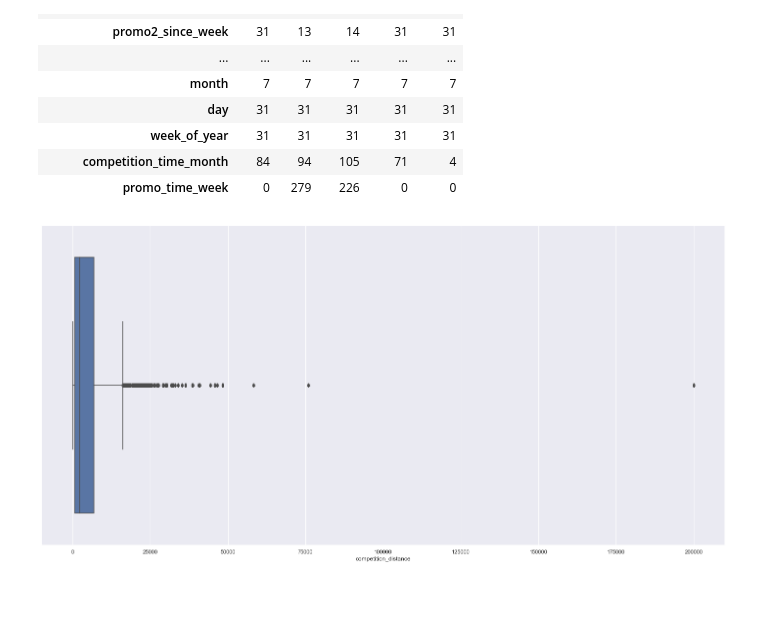
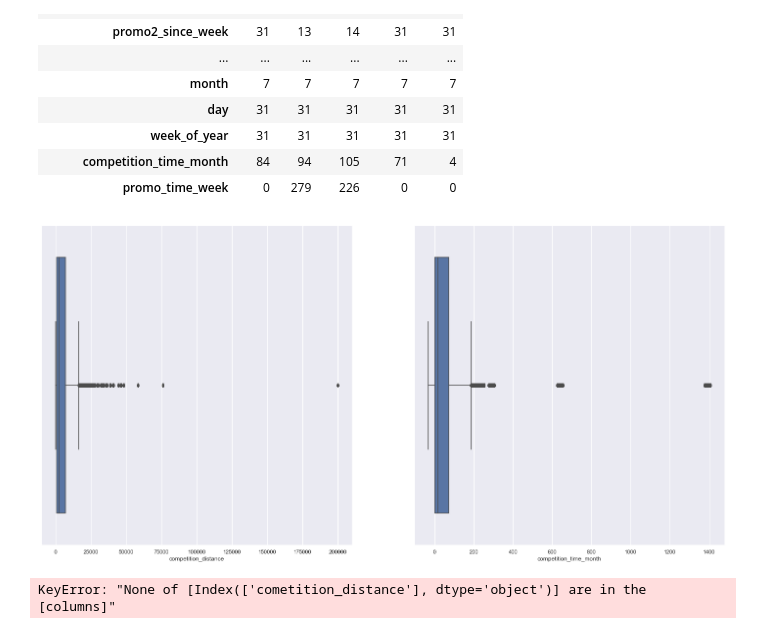
Before and after one commit to guiaraujofreitas/rossmann_estudo, a Jupyter notebook: Store-analise_dados_ modulo_04_1.ipynb, the cells around one changed output. Drawn from its saved outputs; the diff is of its cells as text; code cells hidden in the pictures; blank space fills up the shorter version.

```diff
--- a/Store-analise_dados_ modulo_04_1.ipynb
+++ b/Store-analise_dados_ modulo_04_1.ipynb
@@ -1213,6 +1215,11 @@ a.head().T
 # %%
 # https://www.aquare.la/o-que-sao-outliers-e-como-trata-los-em-uma-analise-de-dados/
 
-sns.boxplot(df5['competition_distance']);
+#outliers podem ser definidos como algo que sai fora da normalidade/fora da curva.
+
+plt.subplot(1,2,1)
+sns.boxplot(df5['competition_distance'] );
+plt.subplot(1,2,2)
+sns.boxplot( df5['competition_time_month']);
 # %% [output]
-[figure, old version]
+[figure, new version]
@@ -1218,0 +1233,4 @@ sns.boxplot(df5['competition_distance']);
+# %%
+df5['competition_distance'] = rs.fit_transform(df5 [['cometition_distance']].values)
+# %% [output]
+KeyError: "None of [Index(['cometition_distance'], dtype='object')] are in the [columns]"
```
Also changed, not shown: parts of 2 cells of this notebook.
